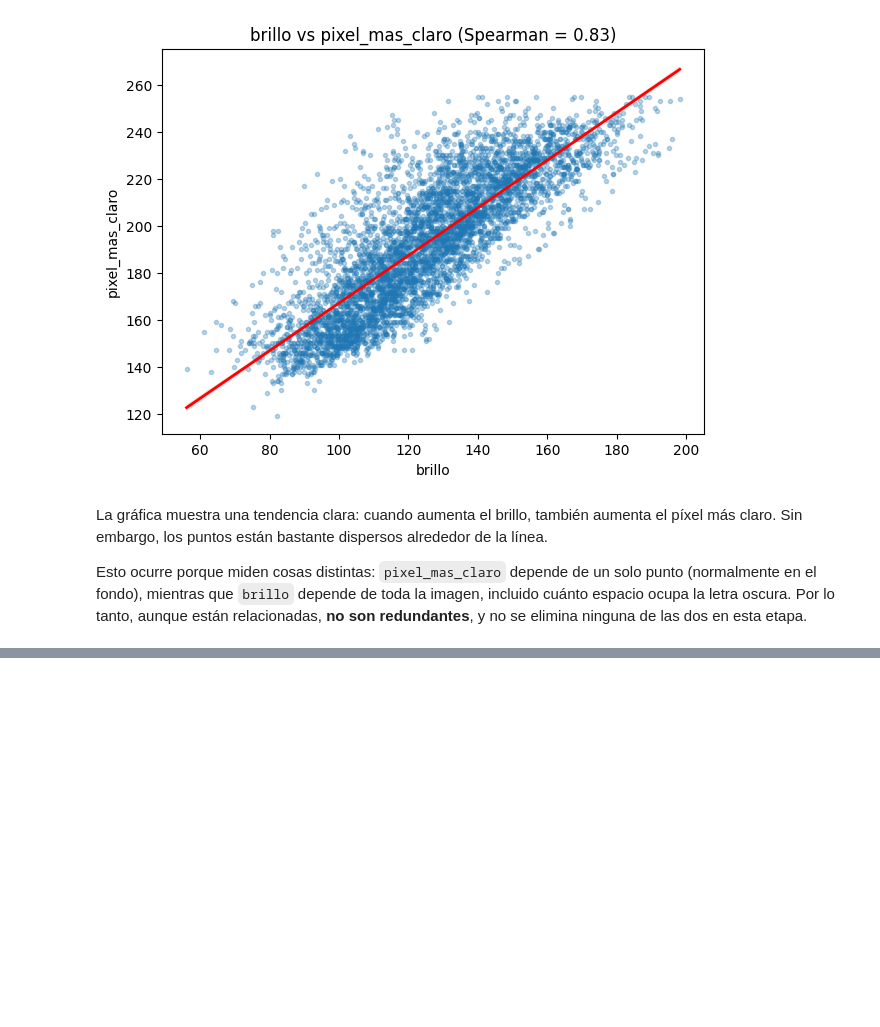
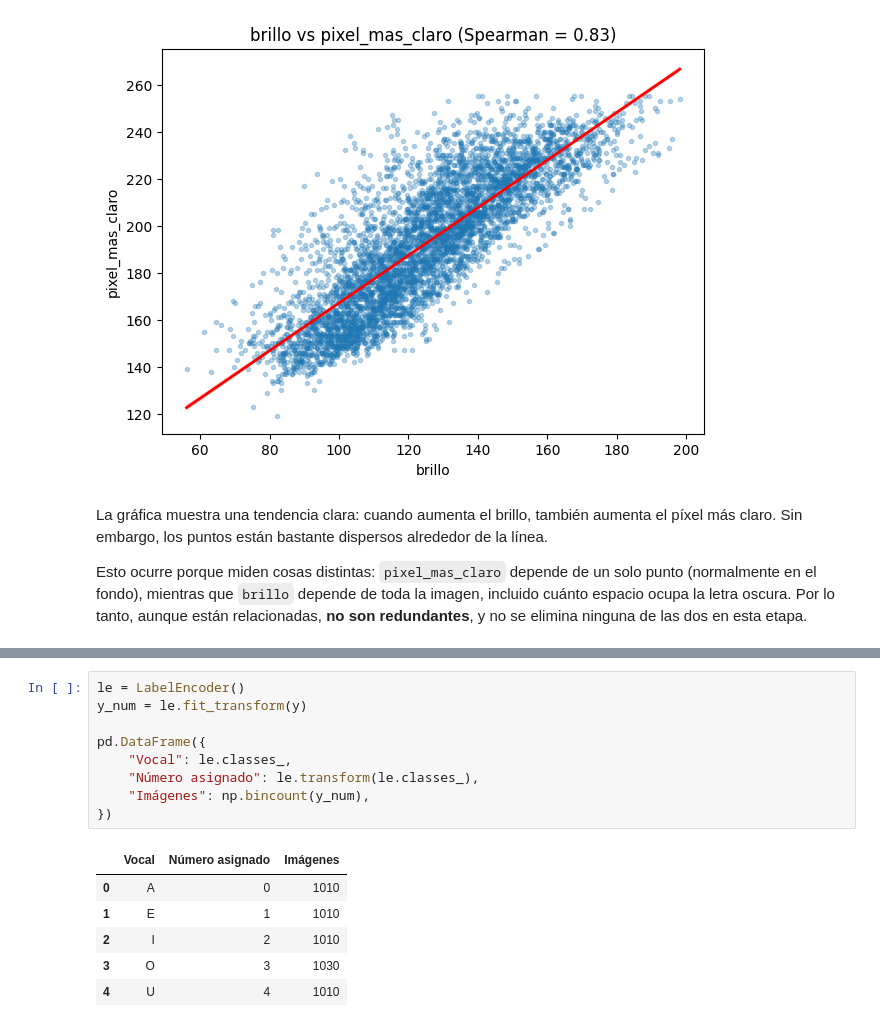
Before and after one commit to Proyect-MachineLearning-Supervised/Machine-Learning-Vowels, a Jupyter notebook: vowels.ipynb, the cells around one changed output, grey strips where cells are left out. Drawn from its saved outputs; the diff is of its cells as text; blank space fills up the shorter version.

```diff
--- a/vowels.ipynb
+++ b/vowels.ipynb
@@ -534,0 +512,16 @@ Esto ocurre porque miden cosas distintas: `pixel_mas_claro` depende de un solo p
+# %%
+le = LabelEncoder()
+y_num = le.fit_transform(y)
+
+pd.DataFrame({
+    "Vocal": le.classes_,
+    "Número asignado": le.transform(le.classes_),
+    "Imágenes": np.bincount(y_num),
+})
+# %% [output]
+|  | Vocal | Número asignado | Imágenes |
+| 0 | A | 0 | 1010 |
+| 1 | E | 1 | 1010 |
+| 2 | I | 2 | 1010 |
+| 3 | O | 3 | 1030 |
+| 4 | U | 4 | 1010 |
```
Also changed, not shown: parts of 17 cells of this notebook.
